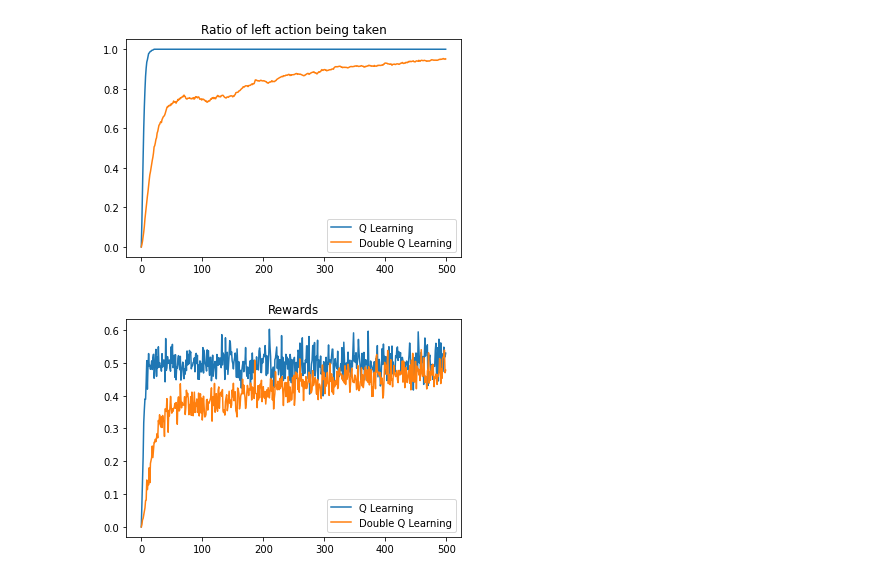
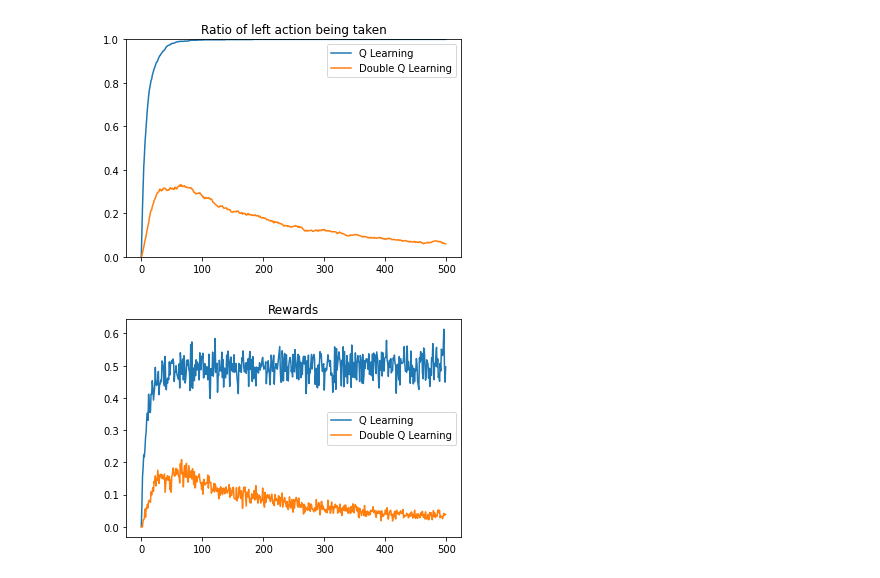
Before and after one commit to ThijsKuipers1995/RL_project, a Jupyter notebook: results.ipynb, the cells around one changed output. Cells and saved outputs as stored; diff of their text form; code cells hidden in the pictures.

```diff
--- a/results.ipynb
+++ b/results.ipynb
@@ -46,5 +106,5 @@ experiments.ratio_left_right(mu=0.5, epsilon=0.5, policy="epsilon_greedy")
 # %%
-experiments.ratio_left_right(mu=0.5, epsilon=0.9, policy="epsilon_greedy")
+experiments.ratio_left_right(mu=0.5, epsilon=1, policy_type='dynamic')
 # %% [output]
-[figure, old version]
+[figure, new version]
-[figure, old version]
+[figure, new version]
```
Also changed, not shown: parts of 22 cells of this notebook, 1 other file.
